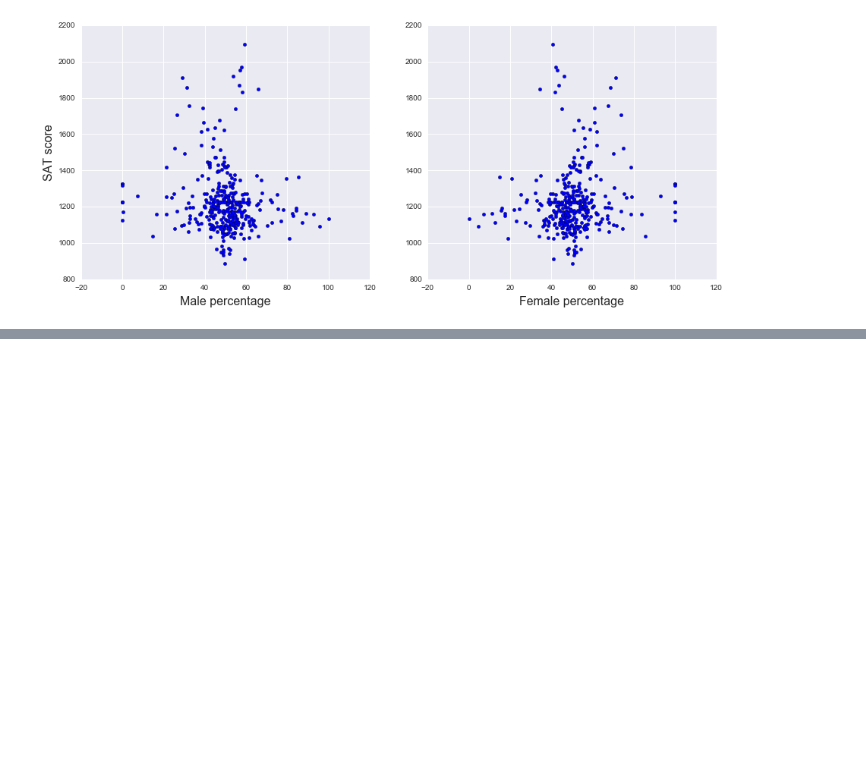
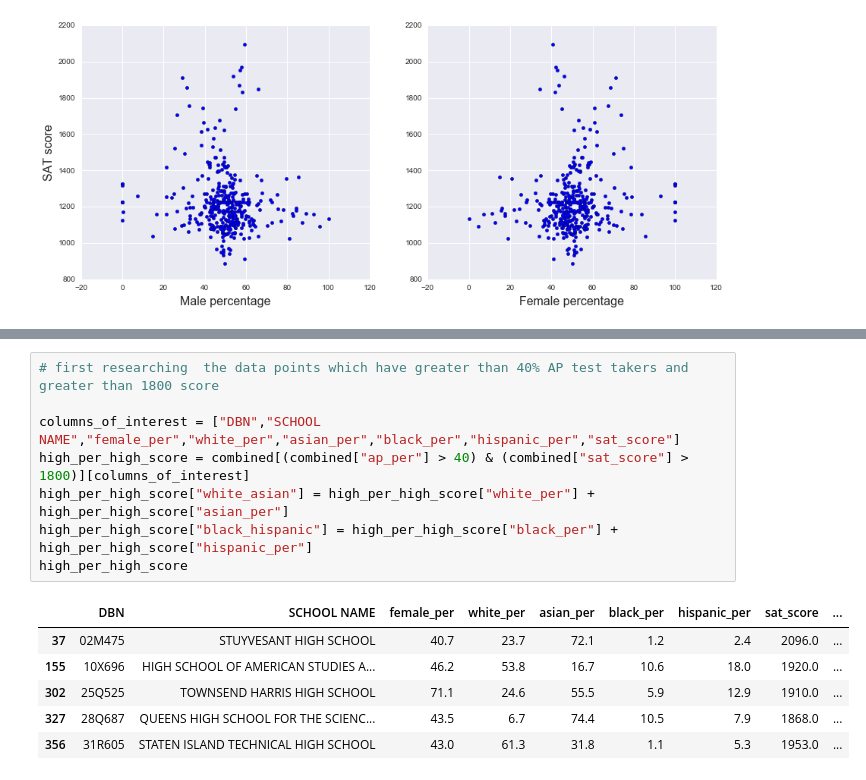
Before and after one commit to chrke/SAT_NY-high-schools, a Jupyter notebook: Schools.ipynb, the cells around one changed output, grey strips where cells are left out. Drawn from its saved outputs; the diff is of its cells as text; blank space fills up the shorter version.

```diff
--- a/Schools.ipynb
+++ b/Schools.ipynb
@@ -408,0 +465,15 @@ There doesn't seem to be a solid positive or negative correlation with either th
+# %%
+# first researching  the data points which have greater than 40% AP test takers and greater than 1800 score
+
+columns_of_interest = ["DBN","SCHOOL NAME","female_per","white_per","asian_per","black_per","hispanic_per","sat_score"]
+high_per_high_score = combined[(combined["ap_per"] > 40) & (combined["sat_score"] > 1800)][columns_of_interest]
+high_per_high_score["white_asian"] = high_per_high_score["white_per"] + high_per_high_score["asian_per"]
+high_per_high_score["black_hispanic"] = high_per_high_score["black_per"] + high_per_high_score["hispanic_per"]
+high_per_high_score
+# %% [output]
+|  | DBN | SCHOOL NAME | female_per | white_per | asian_per | black_per | hispanic_per | sat_score | ... |
+| 37 | 02M475 | STUYVESANT HIGH SCHOOL | 40.7 | 23.7 | 72.1 | 1.2 | 2.4 | 2096.0 | ... |
+| 155 | 10X696 | HIGH SCHOOL OF AMERICAN STUDIES A... | 46.2 | 53.8 | 16.7 | 10.6 | 18.0 | 1920.0 | ... |
+| 302 | 25Q525 | TOWNSEND HARRIS HIGH SCHOOL | 71.1 | 24.6 | 55.5 | 5.9 | 12.9 | 1910.0 | ... |
+| 327 | 28Q687 | QUEENS HIGH SCHOOL FOR THE SCIENC... | 43.5 | 6.7 | 74.4 | 10.5 | 7.9 | 1868.0 | ... |
+| 356 | 31R605 | STATEN ISLAND TECHNICAL HIGH SCHOOL | 43.0 | 61.3 | 31.8 | 1.1 | 5.3 | 1953.0 | ... |
```
Also changed, not shown: parts of 14 cells of this notebook.
